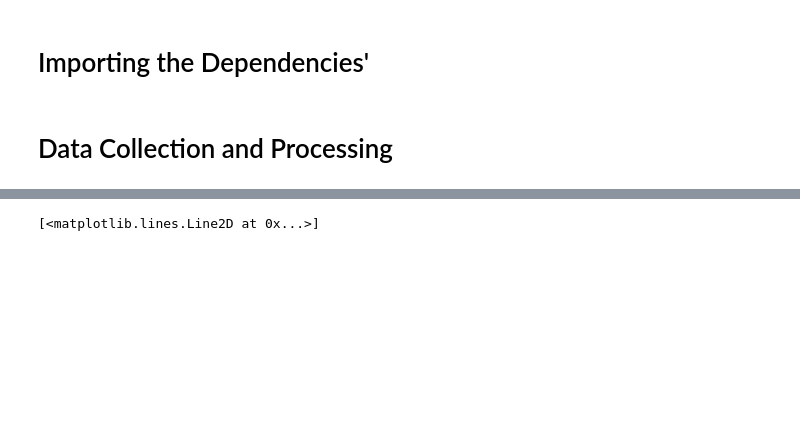
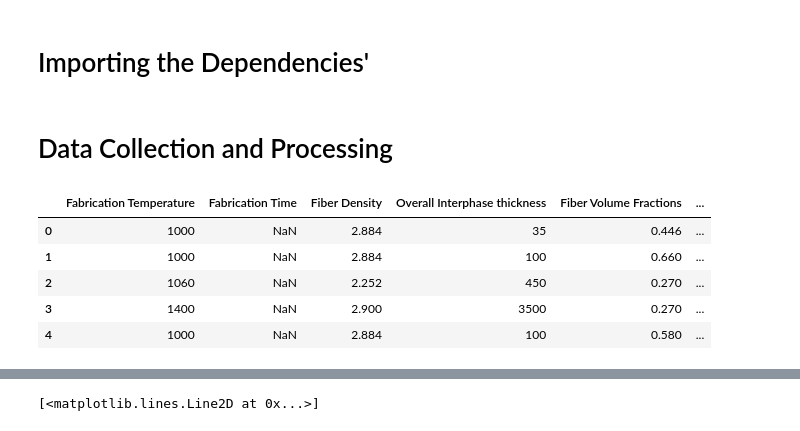
Before and after one commit to akkrambasit0114/GIAN-CMC, a Jupyter notebook: notebook/CMC_Master_Copy1.ipynb, the cells around one changed output, grey strips where cells are left out. Cells and saved outputs as stored; diff of their text form; code cells hidden in the pictures; blank space fills up the shorter version.

```diff
--- a/notebook/CMC_Master_Copy1.ipynb
+++ b/notebook/CMC_Master_Copy1.ipynb
@@ -29,6 +29,15 @@ import os
 # %%
 # loading the data from csv file to pandas dataframe
 df = pd.read_csv('/Users/insomni_.ak/Documents/Machine Learning/GIAN_CMC/input/data_Aug20.csv',index_col=False)
+# %%
+df.head()
+# %% [output]
+|  | Fabrication Temperature | Fabrication Time | Fiber Density | Overall Interphase thickness | Fiber Volume Fractions | ... |
+| 0 | 1000 | NaN | 2.884 | 35 | 0.446 | ... |
+| 1 | 1000 | NaN | 2.884 | 100 | 0.660 | ... |
+| 2 | 1060 | NaN | 2.252 | 450 | 0.270 | ... |
+| 3 | 1400 | NaN | 2.900 | 3500 | 0.270 | ... |
+| 4 | 1000 | NaN | 2.884 | 100 | 0.580 | ... |
 # %%
 # saving the feature names into a list
 f_name=list(df.columns)
```
Also changed, not shown: parts of 12 cells of this notebook, 4 other files.
